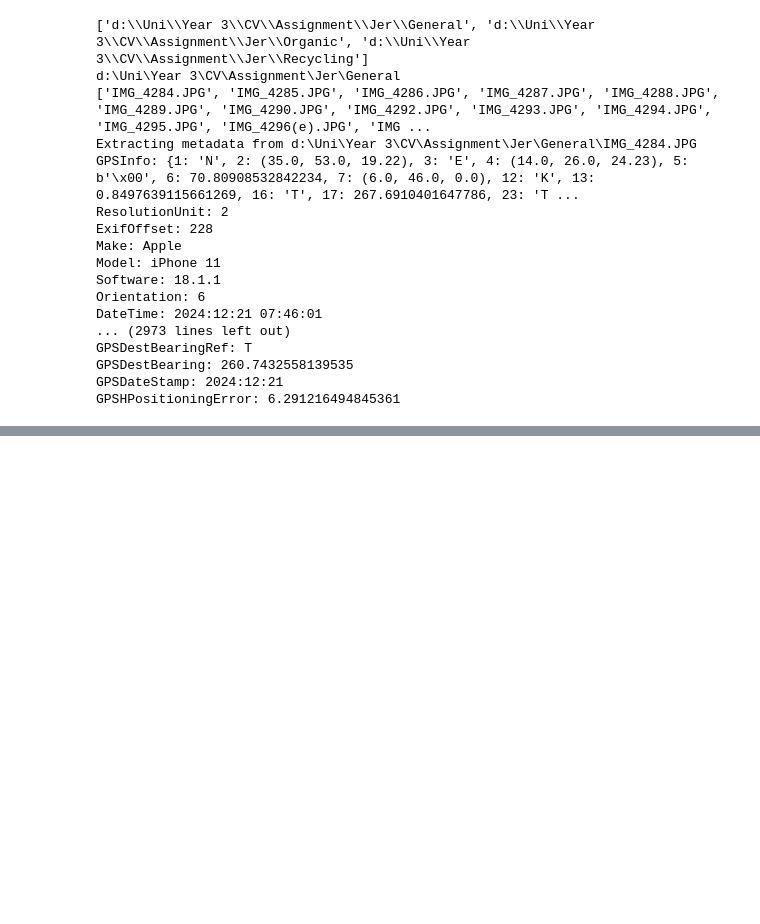
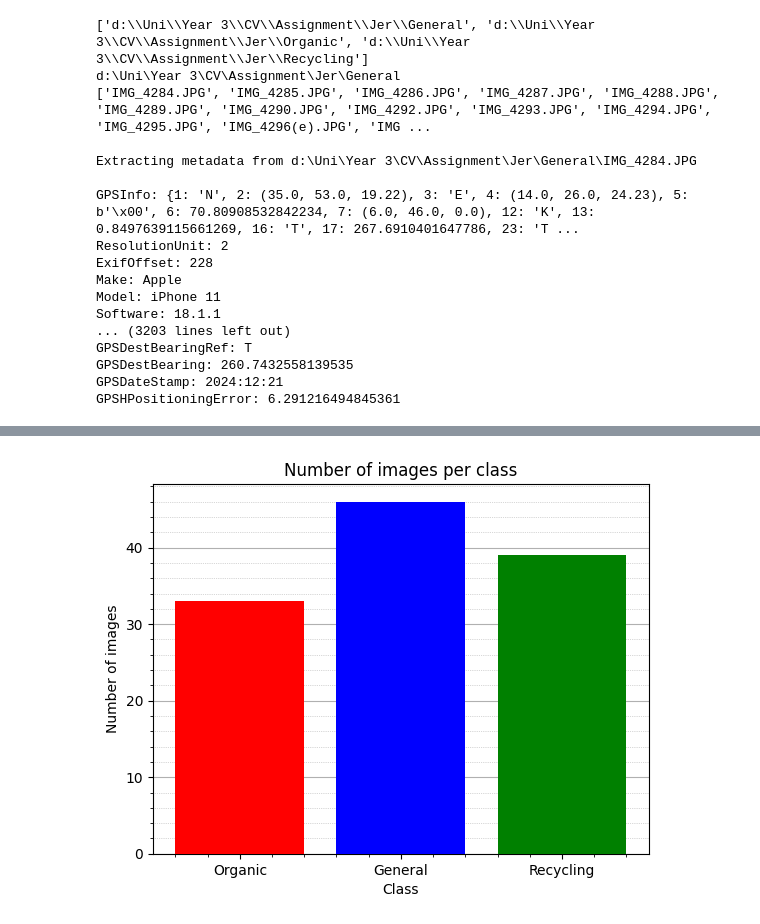
Before and after one commit to JeremyFarrugia/AdvancedCV-Garbage-Classification, a Jupyter notebook: Jer/dataset_visualisation.ipynb, the cells around one changed output, grey strips where cells are left out. Drawn from its saved outputs; the diff is of its cells as text; code cells hidden in the pictures; blank space fills up the shorter version.

```diff
--- a/Jer/dataset_visualisation.ipynb
+++ b/Jer/dataset_visualisation.ipynb
@@ -6,6 +7,6 @@ import folium
 # %%
 def print_metadata(image_path):
-    print(f"Extracting metadata from {image_path}")
+    print(f"\nExtracting metadata from {image_path}\n")
     image = Image.open(image_path)
     metadata = image._getexif()
     if metadata:
@@ -16,6 +17,7 @@ def print_metadata(image_path):
         print("No EXIF metadata found.")
 
 def print_gps_info(image_path):
+    print(f"\nExtracting GPS info from {image_path}\n")
     image = Image.open(image_path)
     exif_data = image._getexif()
     if exif_data:
@@ -48,16 +50,16 @@ for file in files:
 ['d:\\Uni\\Year 3\\CV\\Assignment\\Jer\\General', 'd:\\Uni\\Year 3\\CV\\Assignment\\Jer\\Organic', 'd:\\Uni\\Year 3\\CV\\Assignment\\Jer\\Recycling']
 d:\Uni\Year 3\CV\Assignment\Jer\General
 ['IMG_4284.JPG', 'IMG_4285.JPG', 'IMG_4286.JPG', 'IMG_4287.JPG', 'IMG_4288.JPG', 'IMG_4289.JPG', 'IMG_4290.JPG', 'IMG_4292.JPG', 'IMG_4293.JPG', 'IMG_4294.JPG', 'IMG_4295.JPG', 'IMG_4296(e).JPG', 'IMG ...
+
 Extracting metadata from d:\Uni\Year 3\CV\Assignment\Jer\General\IMG_4284.JPG
+
 GPSInfo: {1: 'N', 2: (35.0, 53.0, 19.22), 3: 'E', 4: (14.0, 26.0, 24.23), 5: b'\x00', 6: 70.80908532842234, 7: (6.0, 46.0, 0.0), 12: 'K', 13: 0.8497639115661269, 16: 'T', 17: 267.6910401647786, 23: 'T ...
 ResolutionUnit: 2
 ExifOffset: 228
 Make: Apple
 Model: iPhone 11
 Software: 18.1.1
-Orientation: 6
-DateTime: 2024:12:21 07:46:01
-... (2973 lines left out)
+... (3203 lines left out)
 GPSDestBearingRef: T
 GPSDestBearing: 260.7432558139535
 GPSDateStamp: 2024:12:21
@@ -112,11 +114,18 @@ classes = []
 
 class2col = {"General": "blue", "Organic": "red", "Recycling": "green"}
 
+camera_models = []
+
 for folder in folders:
     files = os.listdir(folder)
     for file in files:
         if file.endswith(".JPG"):
             geotags = get_geotags(os.path.join(folder, file))
+            image = Image.open(os.path.join(folder, file))
+            metadata = image._getexif()
+            if metadata:
+                camera_model = metadata.get(272, "Unknown")
+                camera_models.append(camera_model)
             if geotags:
                 coordinates.append(get_coordinates(geotags))
                 classes.append(folder.split("\\")[-1])
@@ -126,3 +135,16 @@ map = create_map(coordinates, classes, class2col, 15)
 map
 # %% [output]
 [interactive output not drawn]
+# %%
+# Create a histogram of the classes
+class_counts = {cls: classes.count(cls) for cls in set(classes)}
+plt.bar(class_counts.keys(), class_counts.values(), color=[class2col[cls] for cls in class_counts.keys()], zorder=3)
+plt.xlabel("Class")
+plt.ylabel("Number of images")
+plt.minorticks_on()
+plt.grid(axis="y", which="major")
+plt.grid(axis="y", which="minor", linestyle=":", linewidth="0.5")
+plt.title("Number of images per class")
+plt.show()
+# %% [output]
+[figure, added]
```
Also changed, not shown: parts of 3 cells of this notebook.
